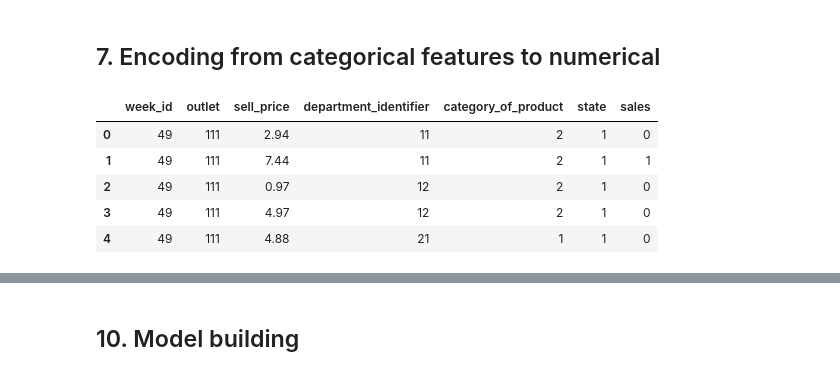
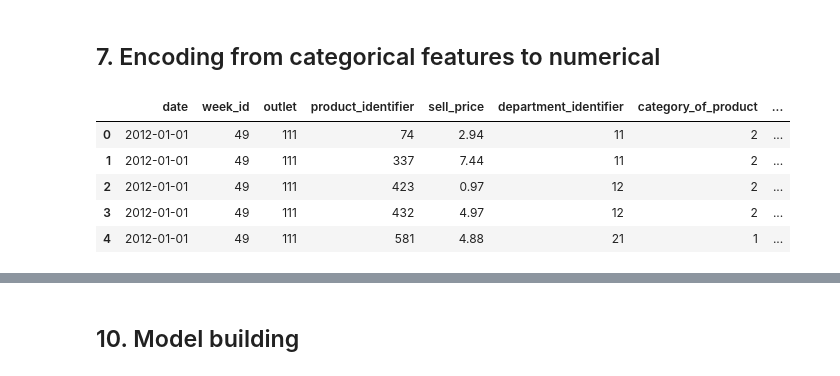
Before and after one commit to Reddappa-M-R-4431/Lasso-Regression, a Jupyter notebook: Week-6-Task/Sales_of_retail_store_without_sklearn.ipynb, the cells around one changed output, grey strips where cells are left out. Cells and saved outputs as stored; diff of their text form; code cells hidden in the pictures.

Commit message:
week

```diff
--- a/Week-6-Task/Sales_of_retail_store_without_sklearn.ipynb
+++ b/Week-6-Task/Sales_of_retail_store_without_sklearn.ipynb
@@ -324,0 +302,3 @@ df = df.drop(['date'],axis=1)
+# %%
+# filling outlier with fixed value
+df_train.loc[df_train['product_identifier']>=2993, 'product_identifier']=2993
@@ -324,0 +366,3 @@ df = df.drop(['date'],axis=1)
+# %%
+# filling outlier with fixed value
+df_train.loc[df_train['sell_price']>=12, 'sell_price']=12
@@ -324,0 +429,3 @@ df = df.drop(['date'],axis=1)
+# %%
+# split the date column into day, month, and year columns
+df_train[['day', 'month', 'year']] = df_train['date'].str.split('-', expand=True)
@@ -395,5 +499,5 @@ df['category_of_product'].nunique()
 from sklearn.preprocessing import LabelEncoder
 le = LabelEncoder()
 # %%
-df['category_of_product'] = le.fit_transform(df['category_of_product'])
-df['state'] = le.fit_transform(df['state'])
+df_train['category_of_product'] = le.fit_transform(df_train['category_of_product'])
+df_train['state'] = le.fit_transform(df_train['state'])
@@ -400,10 +507,10 @@ df['state'] = le.fit_transform(df['state'])
 # %%
-df.head()
+df_train.head()
 # %% [output]
-|  | week_id | outlet | sell_price | department_identifier | category_of_product | state | sales |
-| 0 | 49 | 111 | 2.94 | 11 | 2 | 1 | 0 |
-| 1 | 49 | 111 | 7.44 | 11 | 2 | 1 | 1 |
-| 2 | 49 | 111 | 0.97 | 12 | 2 | 1 | 0 |
-| 3 | 49 | 111 | 4.97 | 12 | 2 | 1 | 0 |
-| 4 | 49 | 111 | 4.88 | 21 | 1 | 1 | 0 |
+|  | date | week_id | outlet | product_identifier | sell_price | department_identifier | category_of_product | ... |
+| 0 | 2012-01-01 | 49 | 111 | 74 | 2.94 | 11 | 2 | ... |
+| 1 | 2012-01-01 | 49 | 111 | 337 | 7.44 | 11 | 2 | ... |
+| 2 | 2012-01-01 | 49 | 111 | 423 | 0.97 | 12 | 2 | ... |
+| 3 | 2012-01-01 | 49 | 111 | 432 | 4.97 | 12 | 2 | ... |
+| 4 | 2012-01-01 | 49 | 111 | 581 | 4.88 | 21 | 1 | ... |
 # %%
```
Also changed, not shown: parts of 114 cells of this notebook, 1 other file.
